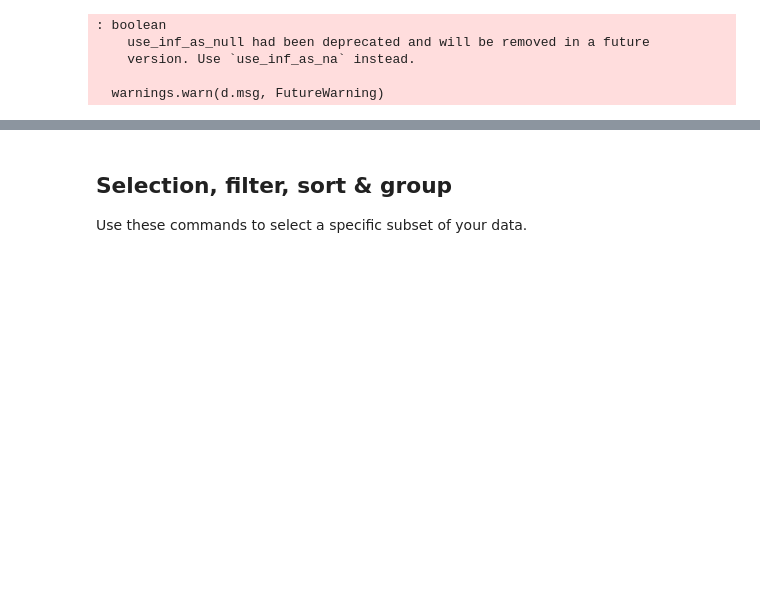
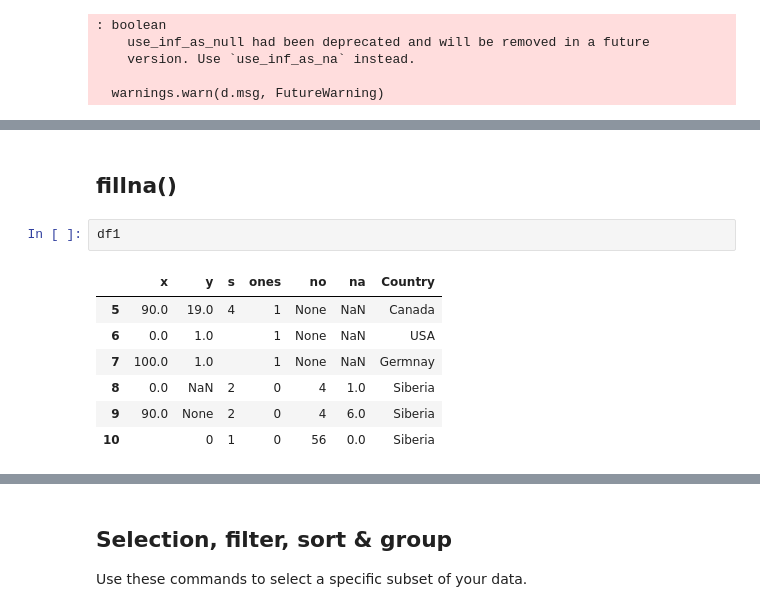
Before and after one commit to MaCoZu/notebooks, a Jupyter notebook: 02.2_Pandas.ipynb, the cells around one changed output, grey strips where cells are left out. Cells and saved outputs as stored; diff of their text form; blank space fills up the shorter version.

```diff
--- a/02.2_Pandas.ipynb
+++ b/02.2_Pandas.ipynb
@@ -127,0 +366,12 @@ Use these commands to perform a variety of data cleaning tasks.
+# %% [markdown]
+## fillna()
+# %%
+df1
+# %% [output]
+|  | x | y | s | ones | no | na | Country |
+| 5 | 90.0 | 19.0 | 4 | 1 | None | NaN | Canada |
+| 6 | 0.0 | 1.0 |  | 1 | None | NaN | USA |
+| 7 | 100.0 | 1.0 |  | 1 | None | NaN | Germnay |
+| 8 | 0.0 | NaN | 2 | 0 | 4 | 1.0 | Siberia |
+| 9 | 90.0 | None | 2 | 0 | 4 | 6.0 | Siberia |
+| 10 |  | 0 | 1 | 0 | 56 | 0.0 | Siberia |
```
Also changed, not shown: parts of 45 cells of this notebook.
